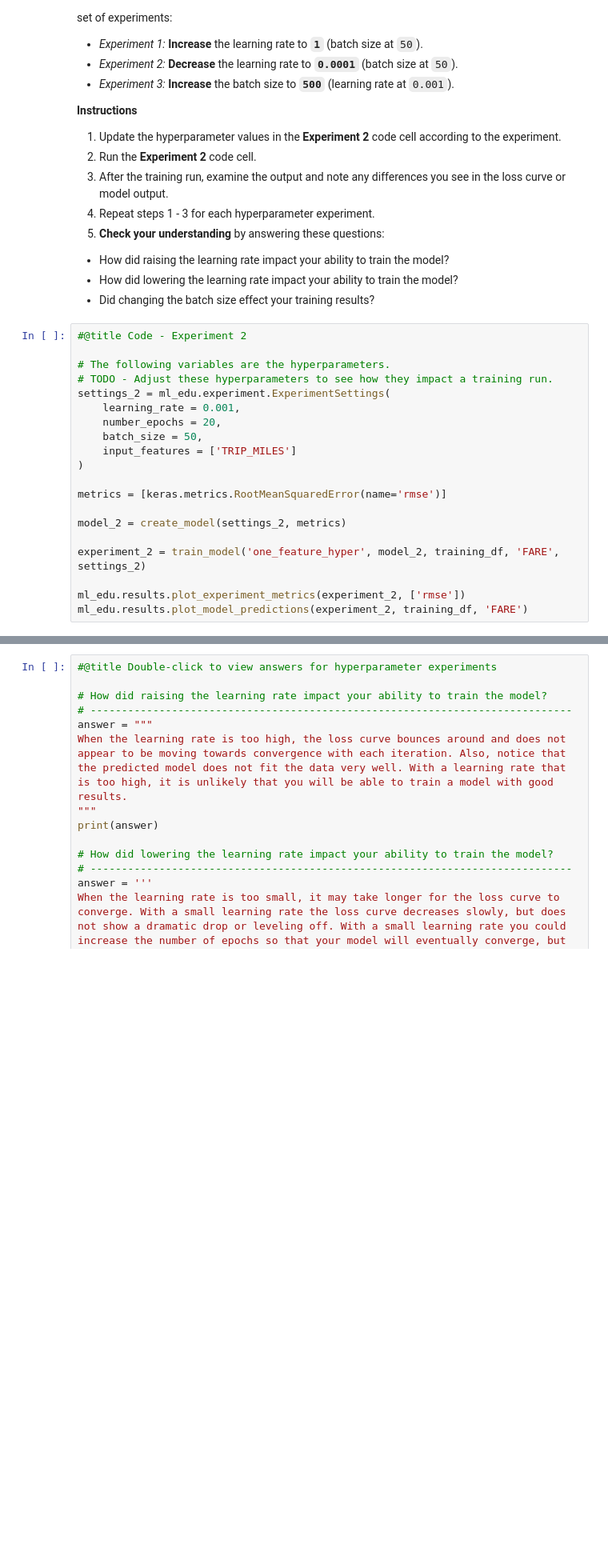
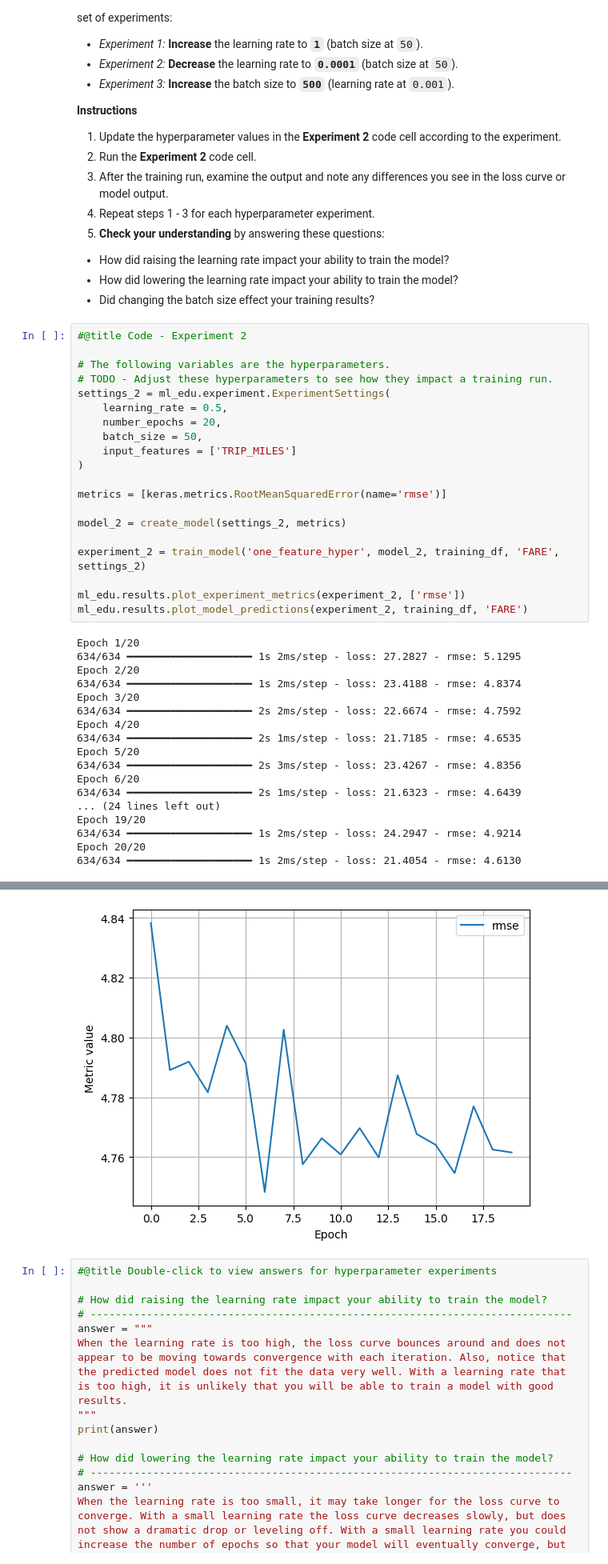
Before and after one commit to Punicbyte/anothergittest, a Jupyter notebook: ml/cc/exercises/linear_regression_taxi.ipynb, the cells around one changed output, grey strips where cells are left out. Shown at 80% size. Saved outputs shown, nothing was run; the diff lists cells and outputs as text; blank space fills up the shorter version.

```diff
--- a/ml/cc/exercises/linear_regression_taxi.ipynb
+++ b/ml/cc/exercises/linear_regression_taxi.ipynb
@@ -436,7 +462,7 @@ It is common with machine learning to run multiple experiments to find the best
 # The following variables are the hyperparameters.
 # TODO - Adjust these hyperparameters to see how they impact a training run.
 settings_2 = ml_edu.experiment.ExperimentSettings(
-    learning_rate = 0.001,
+    learning_rate = 0.5,
     number_epochs = 20,
     batch_size = 50,
     input_features = ['TRIP_MILES']
@@ -450,3 +476,21 @@ experiment_2 = train_model('one_feature_hyper', model_2, training_df, 'FARE', se
 
 ml_edu.results.plot_experiment_metrics(experiment_2, ['rmse'])
 ml_edu.results.plot_model_predictions(experiment_2, training_df, 'FARE')
+# %% [output]
+Epoch 1/20
+634/634 ━━━━━━━━━━━━━━━━━━━━ 1s 2ms/step - loss: 27.2827 - rmse: 5.1295
+Epoch 2/20
+634/634 ━━━━━━━━━━━━━━━━━━━━ 1s 2ms/step - loss: 23.4188 - rmse: 4.8374
+Epoch 3/20
+634/634 ━━━━━━━━━━━━━━━━━━━━ 2s 2ms/step - loss: 22.6674 - rmse: 4.7592
+Epoch 4/20
+634/634 ━━━━━━━━━━━━━━━━━━━━ 2s 1ms/step - loss: 21.7185 - rmse: 4.6535
+Epoch 5/20
+634/634 ━━━━━━━━━━━━━━━━━━━━ 2s 3ms/step - loss: 23.4267 - rmse: 4.8356
+Epoch 6/20
+634/634 ━━━━━━━━━━━━━━━━━━━━ 2s 1ms/step - loss: 21.6323 - rmse: 4.6439
+... (24 lines left out)
+Epoch 19/20
+634/634 ━━━━━━━━━━━━━━━━━━━━ 1s 2ms/step - loss: 24.2947 - rmse: 4.9214
+Epoch 20/20
+634/634 ━━━━━━━━━━━━━━━━━━━━ 1s 2ms/step - loss: 21.4054 - rmse: 4.6130
@@ -453,3 +500,4 @@ ml_edu.results.plot_model_predictions(experiment_2, training_df, 'FARE')
+[figure, added]
 # %%
 #@title Double-click to view answers for hyperparameter experiments
 
```
Also changed, not shown: parts of 4 cells of this notebook.
